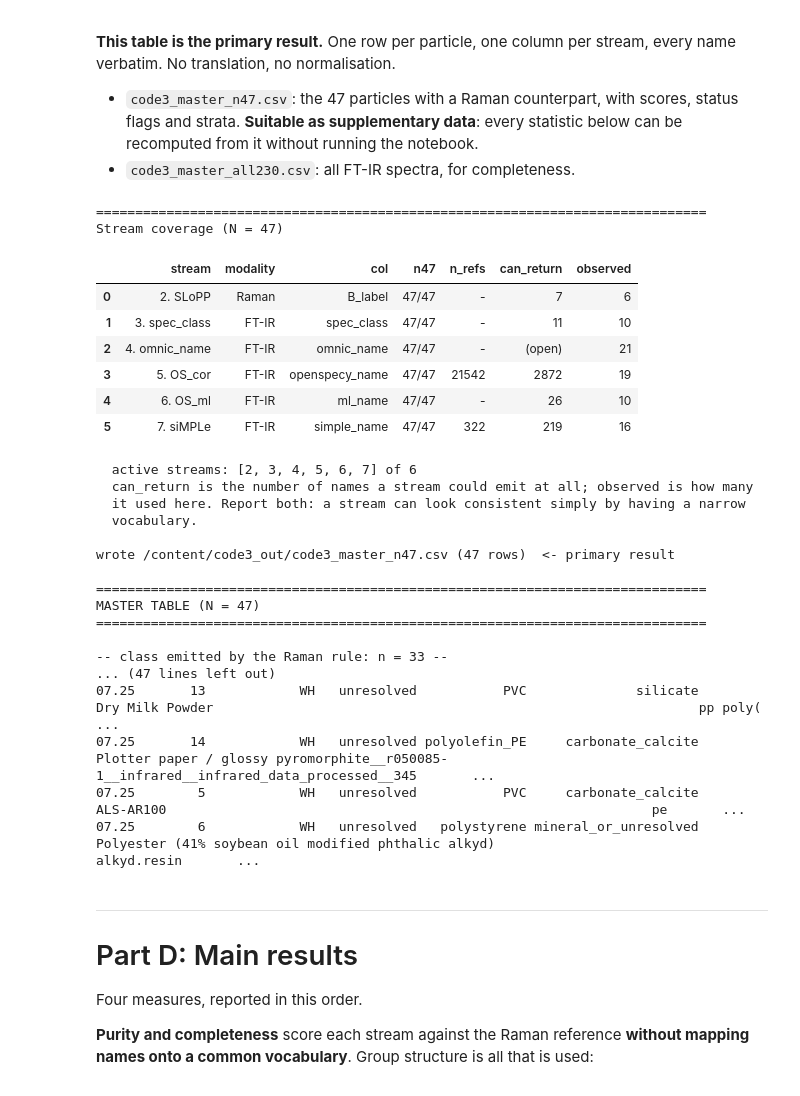
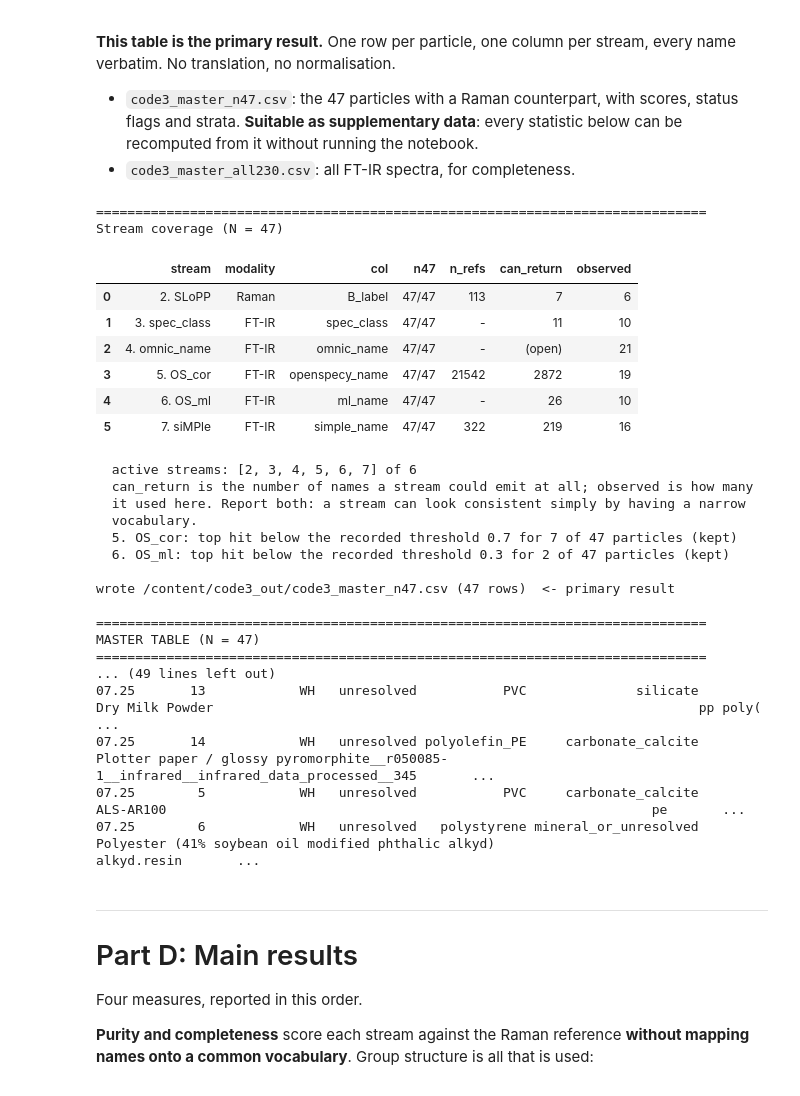
Before and after one commit to yjkcode0828/field_MPs_codes, a Jupyter notebook: notebooks/Code3_naming_divergence.ipynb, the cells around one changed output. Cells and saved outputs as stored; diff of their text form; code cells hidden in the pictures.

```diff
--- a/notebooks/Code3_naming_divergence.ipynb
+++ b/notebooks/Code3_naming_divergence.ipynb
@@ -151,24 +157,31 @@ OS_THRESHOLD, ML_THRESHOLD = 0.70, 0.30
 # reproduced by the stream dictionary written in F2.
 STREAMS = [
     dict(no=2, key='B_label',        name='SLoPP',       modality='Raman',
-         score='B_r',                 n_returnable=7,
-         library='SLoPP and SLoPP-E Raman libraries, matched with the Code 1 '
-                 'preprocessing; the Open Specy software was not used'),
+         score='B_r',                 n_returnable=7, n_refs=113,   # n_refs: Code 1 Section 15
+         library='SLoPP and SLoPP-E Raman libraries: references covering >=90% of the '
+                 '300-3200 cm-1 grid and assigned before matching to one of 7 band-library '
+                 'classes (Code 1 CLASS_MAP, Sections 12-4 and 15); Code 1 preprocessing; '
+                 'the Open Specy software was not used'),
     dict(no=3, key='spec_class',     name='spec_class',  modality='FT-IR',
          score=None,                  n_returnable=11,
-         library='in-house rule, functional-group level classes'),
+         library='in-house rule engine (framework v1.0, parameter set p1): 11-class '
+                 'vocabulary frozen from 198 site spectra, or an abstention state'),
     dict(no=4, key='omnic_name',     name='omnic_name',  modality='FT-IR',
          score='hqi',                 n_returnable=None,
-         library='OMNIC commercial libraries (Thermo Fisher), hit name as returned'),
+         library='OMNIC 9.11.745 library search (correlation, 748-3302 cm-1) over 23 '
+                 'commercial libraries (ESI Table S4); hit name as returned'),
     dict(no=5, key='openspecy_name', name='OS_cor',      modality='FT-IR',
          score='openspecy_match_val', n_returnable=None,   # measured by A3
-         library='Open Specy derivative reference library, match_spec correlation'),
+         library='Open Specy derivative reference library restricted to its FT-IR '
+                 'spectra (A3), match_spec correlation'),
     dict(no=6, key='ml_name',        name='OS_ml',       modality='FT-IR',
          score='ml_prob',             n_returnable=26,
-         library='Open Specy model_derivative multinomial classifier, ai_classify'),
-    dict(no=7, key='simple_name',    name='siMPLe',      modality='FT-IR',
+         library='Open Specy model_derivative FT-IR multinomial classifier (26 classes), '
+                 'ai_classify on the classifier wavenumber axis'),
+    dict(no=7, key='simple_name',    name='siMPle',      modality='FT-IR',
          score='simple_score',        n_returnable=None,   # measured by A4a
-         library='siMPLe ATR single-spectra reference library; the siMPLe software, '
+         library='siMPle "Single spectra IR" reference library v1.02 (references spanning '
+                 'the common grid, A4a), match_spec as stream 5; the siMPle software, '
                  'which targets FPA imaging maps, was not run'),
 ]
 
@@ -191,7 +204,10 @@ FROZEN_DECISIONS = {
         scope='translation of tool names onto a common chemical vocabulary',
         reason=('A mapping table is an author assumption and it shrinks the divergence being '
                 'measured. Group-structure measures (purity, completeness, ARI) need no '
-                'shared vocabulary.')),
+                'shared vocabulary.'),
+        note=('Stream 2 returns band-library classes because its reference spectra were '
+              'assigned to them before matching (Code 1 CLASS_MAP, Section 12-4); no stream '
+              'output is translated after matching.')),
 }
 
 # ---- shared helpers ---------------------------------------------------------
@@ -809,55 +839,59 @@ print(f"  active streams: {[s['no'] for s in ACTIVE]} of {len(STREAMS)}")
 print("  can_return is the number of names a stream could emit at all; observed is how many")
 print("  it used here. Report both: a stream can look consistent simply by having a narrow")
 print("  vocabulary.")
+for _c, _nm, _thr in [('openspecy_status', '5. OS_cor', OS_THRESHOLD), ('ml_status', '6. OS_ml', ML_THRESHOLD)]:
+    if _c in M47.columns:
+        print(f"  {_nm}: top hit below the recorded threshold {_thr} for "
+              f"{int((M47[_c] == 'below_threshold').sum())} of {len(M47)} particles (kept)")
 
 KEYS = ['date', 'station', 'particle', 'replicate', 'file', 'phase', 'batch']
 REFC = [REF_COL, 'raman_conf', 'gt_source', 'support_level', 'withheld', 'tie_break']
 STRC = [c for s in STREAMS for c in (s['key'], s['score']) if c and c in master.columns]
 EXTRA = [c for c in ['confidence', 'carbonyl_index', 'openspecy_material_class',
                      'openspecy_plastic', 'openspecy_top3', 'openspecy_status',
                      'ml_status'] if c in master.columns]
 ORDER = [c for c in KEYS + REFC + STRC + EXTRA if c in master.columns]
 P47 = os.path.join(OUT_DIR, 'code3_master_n47.csv')
 M47[ORDER].sort_values(['withheld', 'date', 'particle']).to_csv(P47, index=False,
                                                                 encoding='utf-8-sig')
 master[ORDER].to_csv(os.path.join(OUT_DIR, 'code3_master_all230.csv'), index=False,
                      encoding='utf-8-sig')
 print(f"\nwrote {P47} ({len(M47)} rows)  <- primary result")
 
 SHOW = ['date', 'particle', 'support_level', REF_COL] + [s['key'] for s in ACTIVE]
 print("\n" + "=" * 78)
 print(f"MASTER TABLE (N = {len(M47)})")
 print("=" * 78)
 for _tag, _d in [("class emitted by the Raman rule", M47[~M47.withheld]),
                  ("withheld by the evidence floor (reference-free layer only)",
                   M47[M47.withheld])]:
     print(f"\n-- {_tag}: n = {len(_d)} --")
     # the CSV keeps the raw column names; only the printed table uses the labels
     print(_d[SHOW].sort_values(['date', 'particle'])
           .rename(columns=DISPLAY).to_string(index=False))
 # %% [output]
 ==============================================================================
 Stream coverage (N = 47)
 |  | stream | modality | col | n47 | n_refs | can_return | observed |
-| 0 | 2. SLoPP | Raman | B_label | 47/47 | - | 7 | 6 |
+| 0 | 2. SLoPP | Raman | B_label | 47/47 | 113 | 7 | 6 |
 | 1 | 3. spec_class | FT-IR | spec_class | 47/47 | - | 11 | 10 |
 | 2 | 4. omnic_name | FT-IR | omnic_name | 47/47 | - | (open) | 21 |
 | 3 | 5. OS_cor | FT-IR | openspecy_name | 47/47 | 21542 | 2872 | 19 |
 | 4 | 6. OS_ml | FT-IR | ml_name | 47/47 | - | 26 | 10 |
-| 5 | 7. siMPLe | FT-IR | simple_name | 47/47 | 322 | 219 | 16 |
+| 5 | 7. siMPle | FT-IR | simple_name | 47/47 | 322 | 219 | 16 |
   active streams: [2, 3, 4, 5, 6, 7] of 6
   can_return is the number of names a stream could emit at all; observed is how many
   it used here. Report both: a stream can look consistent simply by having a narrow
   vocabulary.
+  5. OS_cor: top hit below the recorded threshold 0.7 for 7 of 47 particles (kept)
+  6. OS_ml: top hit below the recorded threshold 0.3 for 2 of 47 particles (kept)
 
 wrote /content/code3_out/code3_master_n47.csv (47 rows)  <- primary result
 
 ==============================================================================
 MASTER TABLE (N = 47)
 ==============================================================================
-
--- class emitted by the Raman rule: n = 33 --
-... (47 lines left out)
+... (49 lines left out)
 07.25       13            WH   unresolved           PVC              silicate                                      Dry Milk Powder                                                              pp poly( ...
 07.25       14            WH   unresolved polyolefin_PE     carbonate_calcite                               Plotter paper / glossy pyromorphite__r050085-1__infrared__infrared_data_processed__345       ...
 07.25        5            WH   unresolved           PVC     carbonate_calcite                                            ALS-AR100                                                              pe       ...
```
Also changed, not shown: parts of 18 cells of this notebook.
